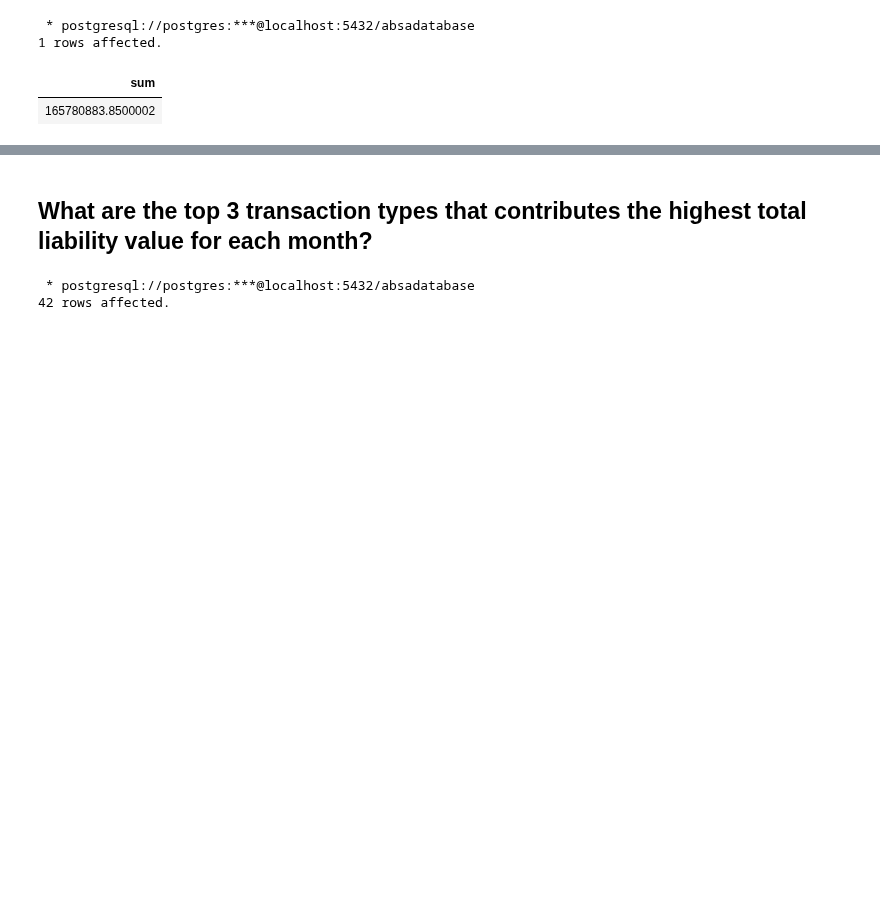
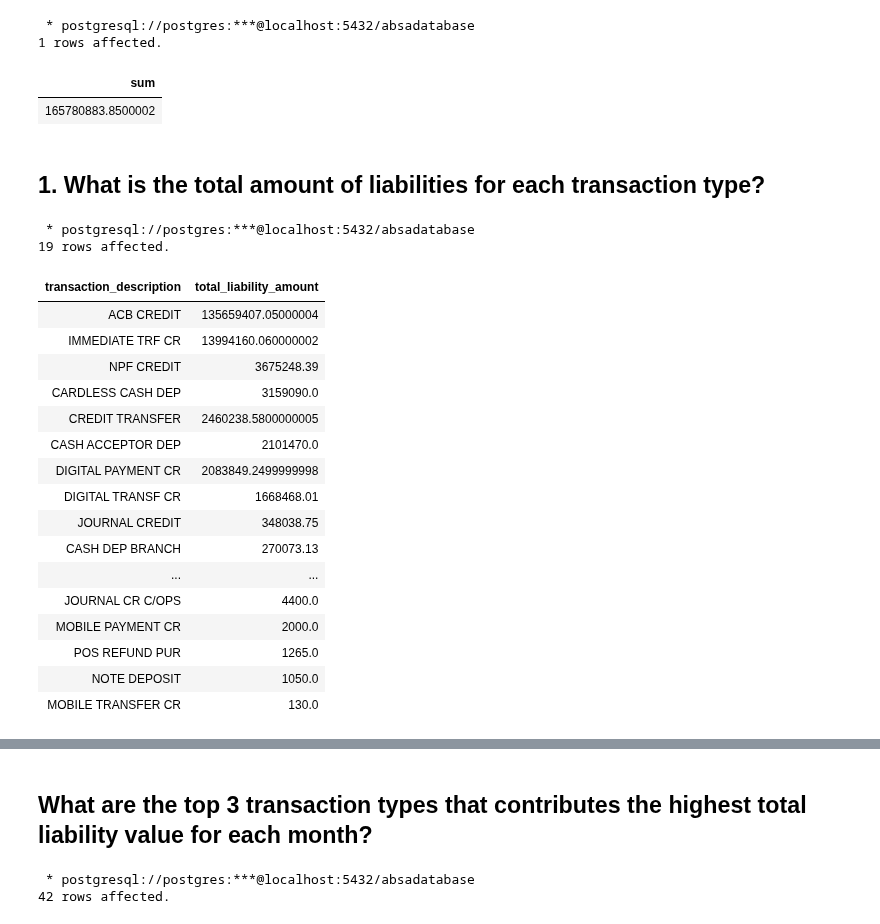
Before and after one commit to The-DigitalAcademy/EXPLORING-ABSA-DATASETS, a Jupyter notebook: Liability.ipynb, the cells around one changed output, grey strips where cells are left out. Saved outputs shown, nothing was run; the diff lists cells and outputs as text; code cells hidden in the pictures; blank space fills up the shorter version.

```diff
--- a/Liability.ipynb
+++ b/Liability.ipynb
@@ -272,3 +272,46 @@ LIMIT 10;
 1 rows affected.
 | sum |
 | 165780883.8500002 |
+# %% [markdown]
+## 1. What is the total amount of liabilities for each transaction type?
+# %%
+%%sql
+SELECT
+    transaction_description,
+    SUM(amt) AS total_liability_amount
+FROM
+    transactiondata
+WHERE
+    transaction_description IN (
+        'ACB CREDIT', 'ACB DEBIT REVERSAL', 'POS CARD REFUND',
+        'POS REFUND PUR', 'CR BAL REBATE', 'CREDIT TRANSFER',
+        'DIGITAL PAYMENT CR', 'DIGITAL TRANSF CR', 'IMMEDIATE TRF CR',
+        'JOURNAL CR C/OPS', 'JOURNAL CREDIT', 'MOBILE PAYMENT CR',
+        'MOBILE TRANSFER CR', 'NPF CREDIT', 'OCT OCard CREDIT',
+        'POS O/SEA REFUND', 'CASH ACCEPTOR DEP', 'CASH DEP BRANCH',
+        'CARDLESS CASH DEP', 'NOTE DEPOSIT'
+    )
+GROUP BY
+    transaction_description
+ORDER BY
+    total_liability_amount DESC;
+# %% [output]
+ * postgresql://postgres:***@localhost:5432/absadatabase
+19 rows affected.
+| transaction_description | total_liability_amount |
+| ACB CREDIT | 135659407.05000004 |
+| IMMEDIATE TRF CR | 13994160.060000002 |
+| NPF CREDIT | 3675248.39 |
+| CARDLESS CASH DEP | 3159090.0 |
+| CREDIT TRANSFER | 2460238.5800000005 |
+| CASH ACCEPTOR DEP | 2101470.0 |
+| DIGITAL PAYMENT CR | 2083849.2499999998 |
+| DIGITAL TRANSF CR | 1668468.01 |
+| JOURNAL CREDIT | 348038.75 |
+| CASH DEP BRANCH | 270073.13 |
+| ... | ... |
+| JOURNAL CR C/OPS | 4400.0 |
+| MOBILE PAYMENT CR | 2000.0 |
+| POS REFUND PUR | 1265.0 |
+| NOTE DEPOSIT | 1050.0 |
+| MOBILE TRANSFER CR | 130.0 |
```
Also changed, not shown: parts of 1 cell of this notebook.
